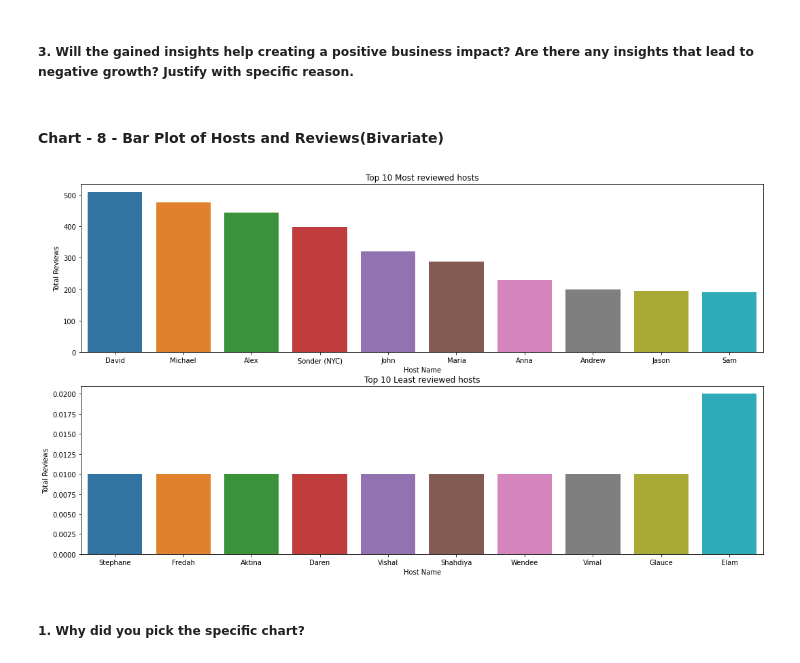
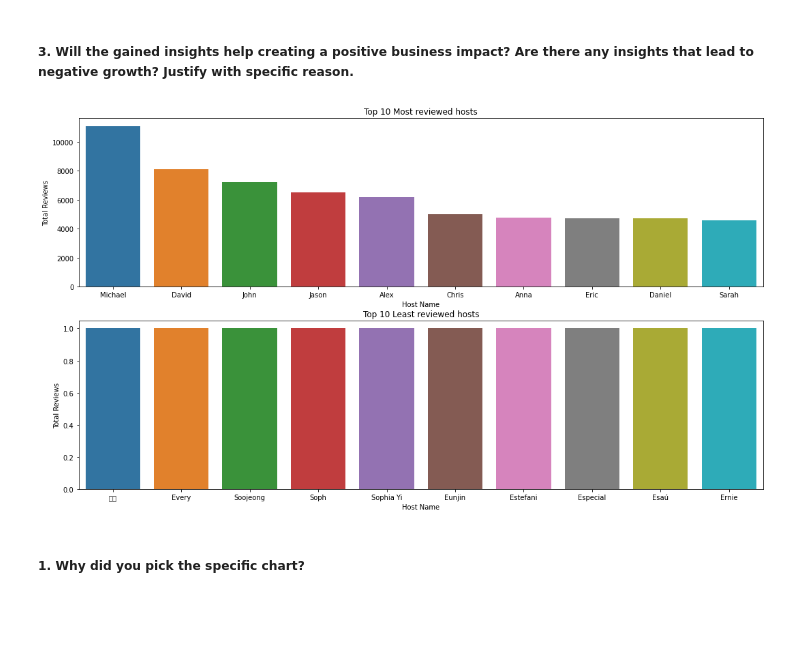
Before and after one commit to Rohan30/Rohan30, a Jupyter notebook: ABNB_Bookings_Analysis.ipynb, the cells around one changed output. Saved outputs shown, nothing was run; the diff lists cells and outputs as text; code cells hidden in the pictures; blank space fills up the shorter version.

```diff
--- a/ABNB_Bookings_Analysis.ipynb
+++ b/ABNB_Bookings_Analysis.ipynb
@@ -275,3 +275,5 @@ memory usage: 5.6+ MB
 ## 3. ***Data Wrangling***
 # %% [markdown]
 ### Data Wrangling Code
+# %%
+df1=df1[df1['price']!=0]
@@ -501,6 +531,6 @@ df1.loc[df1['availability_365']==365].sort_values(by='price',ascending =True).gr
 | 33274 | Cozy Stay!! | 197516314 | Genny | Staten Island | Private room | 50 |
 # %%
 #most reviewed hosts
-hosts_reviewed=df1.groupby('host_name')['reviews_per_month'].sum().sort_values(ascending=False)[:10].reset_index(name='total_reviews_per_month')
+hosts_reviewed=df1.groupby(['host_name'])['number_of_reviews'].sum().sort_values(ascending=False)[:10].reset_index(name='total_reviews')
 hosts_reviewed
 # %% [output]
@@ -518,5 +548,5 @@ hosts_reviewed
 # %%
 #least reviewed hosts
-least_reviewed=df1.groupby('host_name')['reviews_per_month'].sum().sort_values(ascending=True)[:10].reset_index(name='total_reviews_per_month')
+least_reviewed=df1.groupby(['host_name'])['number_of_reviews'].sum().sort_values(ascending=True)[:10].reset_index(name='total_reviews')
 least_reviewed
 # %% [output]
@@ -726,23 +756,21 @@ plt.show()
 ##### 2. What is/are the insight(s) found from the chart?
 # %% [markdown]
 ##### 3. Will the gained insights help creating a positive business impact? Are there any insights that lead to negative growth? Justify with specific reason.
-# %% [markdown]
-#### Chart - 8 - Bar Plot of Hosts and Reviews(Bivariate)
 # %%
 fig, axs = plt.subplots(2, figsize=(18, 10))
-hosts_reviewed_df=sns.barplot(x='host_name',y='total_reviews_per_month',data=hosts_reviewed,ax=axs[0],ci=None)
-least_reviewed_df=sns.barplot(x='host_name',y='total_reviews_per_month',data=least_reviewed,ax=axs[1],ci=None)
+hosts_reviewed_df=sns.barplot(x='host_name',y='total_reviews',data=hosts_reviewed,ax=axs[0],ci=None)
+least_reviewed_df=sns.barplot(x='host_name',y='total_reviews',data=least_reviewed,ax=axs[1],ci=None)
 
 
 
 axs[0].set_title('Top 10 Most reviewed hosts')
 axs[1].set_title('Top 10 Least reviewed hosts')
 
 
 for ax in axs:
     ax.set(xlabel='Host Name', ylabel='Total Reviews')
 # %% [output]
-[figure, old version]
+[figure, new version]
 # %% [markdown]
 ##### 1. Why did you pick the specific chart?
 # %% [markdown]
```
Also changed, not shown: parts of 51 cells of this notebook.
